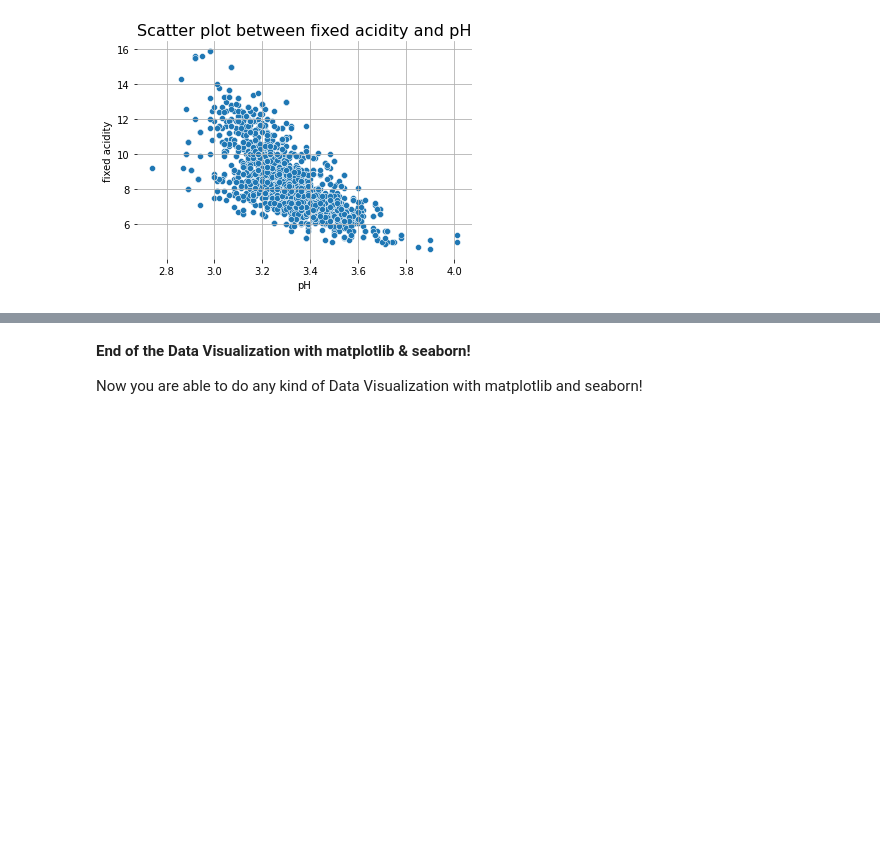
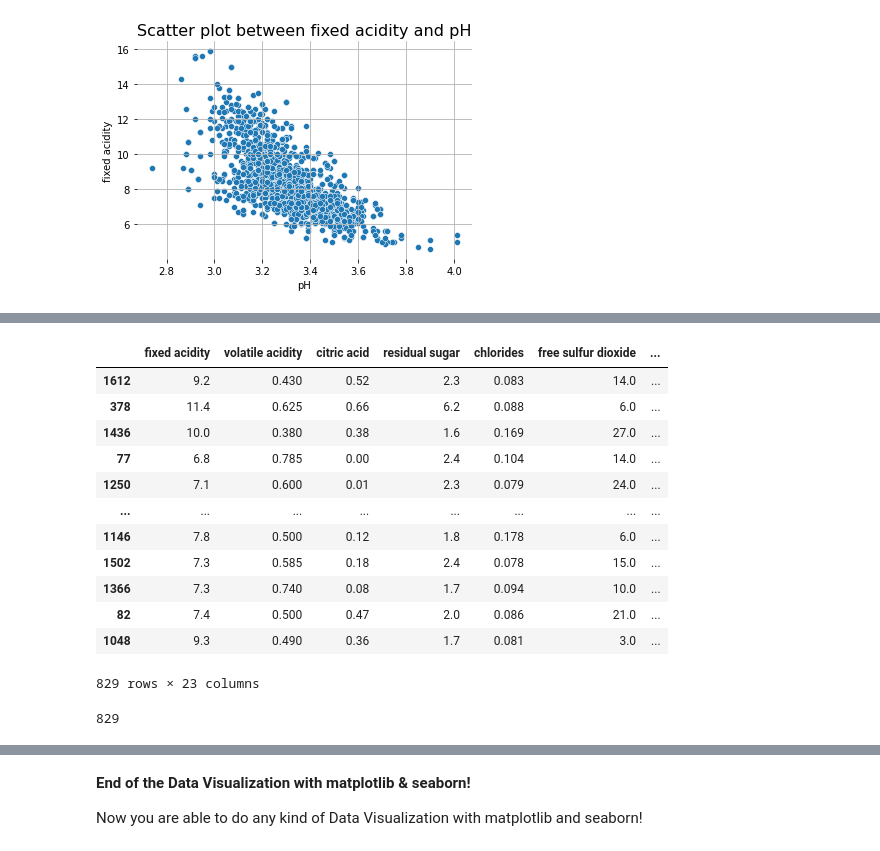
Before and after one commit to seanjerome/AcademyPublic, a Jupyter notebook: Copy_of_wine_quality.ipynb, the cells around one changed output, grey strips where cells are left out. Drawn from its saved outputs; the diff is of its cells as text; code cells hidden in the pictures; blank space fills up the shorter version.

```diff
--- a/Copy_of_wine_quality.ipynb
+++ b/Copy_of_wine_quality.ipynb
@@ -1229,0 +1335,24 @@ df = df.merge(randomf, how='inner', on='Random_Normal_feature1')
+# %%
+def drop_duplicate_keep_first(database, list_of_features):
+  database = database.drop_duplicates(subset= list_of_features, keep='first')
+  return database
+train = drop_duplicate_keep_first(train, feature_analyze_duplicates)
+train
+# %% [output]
+|  | fixed acidity | volatile acidity | citric acid | residual sugar | chlorides | free sulfur dioxide | ... |
+| 1612 | 9.2 | 0.430 | 0.52 | 2.3 | 0.083 | 14.0 | ... |
+| 378 | 11.4 | 0.625 | 0.66 | 6.2 | 0.088 | 6.0 | ... |
+| 1436 | 10.0 | 0.380 | 0.38 | 1.6 | 0.169 | 27.0 | ... |
+| 77 | 6.8 | 0.785 | 0.00 | 2.4 | 0.104 | 14.0 | ... |
+| 1250 | 7.1 | 0.600 | 0.01 | 2.3 | 0.079 | 24.0 | ... |
+| ... | ... | ... | ... | ... | ... | ... | ... |
+| 1146 | 7.8 | 0.500 | 0.12 | 1.8 | 0.178 | 6.0 | ... |
+| 1502 | 7.3 | 0.585 | 0.18 | 2.4 | 0.078 | 15.0 | ... |
+| 1366 | 7.3 | 0.740 | 0.08 | 1.7 | 0.094 | 10.0 | ... |
+| 82 | 7.4 | 0.500 | 0.47 | 2.0 | 0.086 | 21.0 | ... |
+| 1048 | 9.3 | 0.490 | 0.36 | 1.7 | 0.081 | 3.0 | ... |
+829 rows × 23 columns
+# %%
+len(train)
+# %% [output]
+829
```
Also changed, not shown: parts of 14 cells of this notebook.
